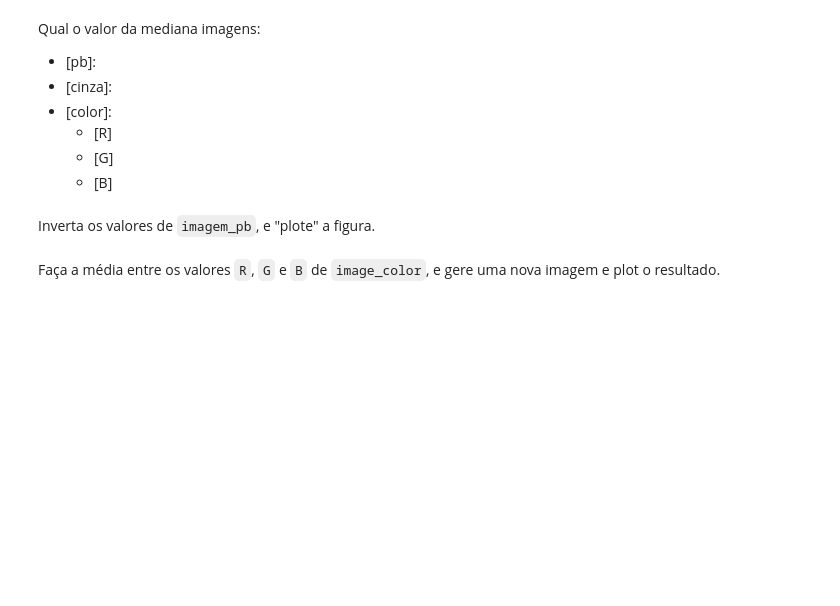
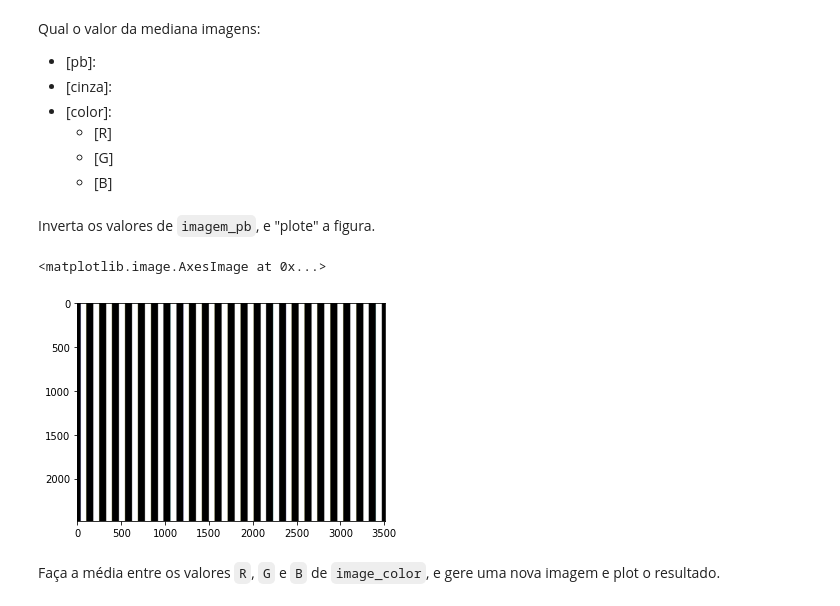
Before and after one commit to matheusfcorreia/code-01-introducao, a Jupyter notebook: Copy_of_code_01_Introdução.ipynb, the cells around one changed output. Drawn from its saved outputs; the diff is of its cells as text; code cells hidden in the pictures; blank space fills up the shorter version.

```diff
--- a/Copy_of_code_01_Introdução.ipynb
+++ b/Copy_of_code_01_Introdução.ipynb
@@ -137,5 +137,20 @@ Qual o valor da mediana imagens:
     * [B]
 # %% [markdown]
 Inverta os valores de `imagem_pb`, e "plote" a figura.
+# %%
+pb_red = blackImgArr[:,:,0]
+pb_green = blackImgArr[:,:,1]
+pb_blue = blackImgArr[:,:,2]
+
+inv = ([pb_red, pb_green, pb_blue])
+inv = np.reshape(inv, (2481, 3507, 3))
+
+# pb_red.shape
+
+plt.figure(figsize=(12,4))
+plt.imshow(inv)
+# %% [output]
+<matplotlib.image.AxesImage at 0x...>
+[figure, added]
 # %% [markdown]
 Faça a média entre os valores `R`, `G` e `B` de `image_color`, e gere uma nova imagem e plot o resultado.
```
Also changed, not shown: parts of 1 cell of this notebook.
